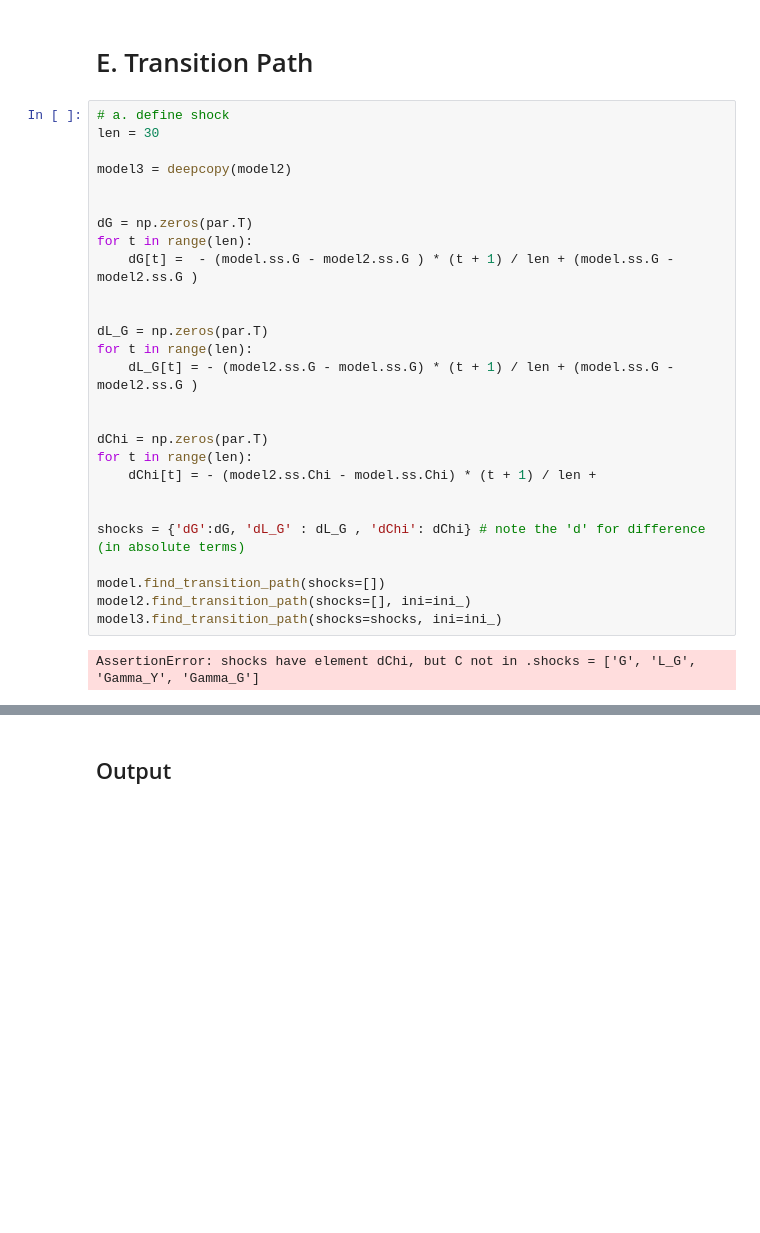
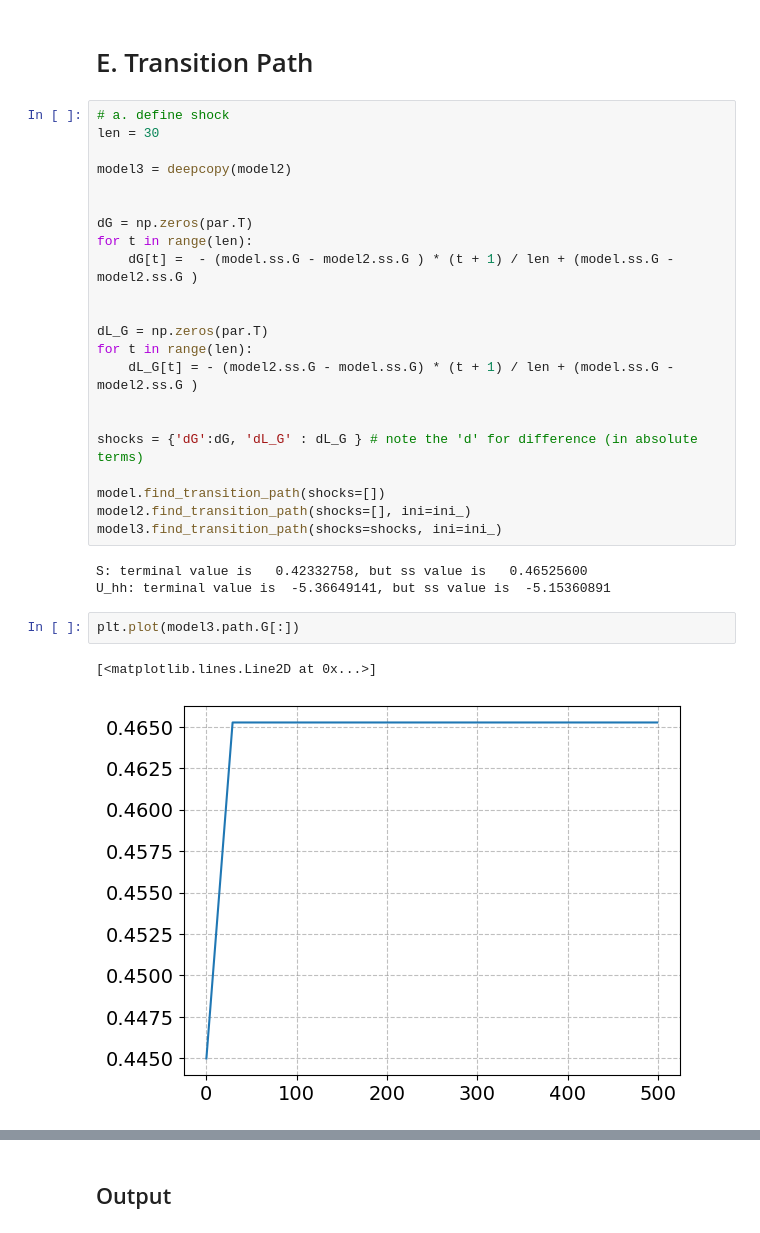
Before and after one commit to funlime/Assignment_2, a Jupyter notebook: Assignment_II/main.ipynb, the cells around one changed output, grey strips where cells are left out. Cells and saved outputs as stored; diff of their text form; blank space fills up the shorter version.

```diff
--- a/Assignment_II/main.ipynb
+++ b/Assignment_II/main.ipynb
@@ -350,16 +372,17 @@ for t in range(len):
     dL_G[t] = - (model2.ss.G - model.ss.G) * (t + 1) / len + (model.ss.G - model2.ss.G )
 
 
-dChi = np.zeros(par.T)
-for t in range(len):
-    dChi[t] = - (model2.ss.Chi - model.ss.Chi) * (t + 1) / len +
-
-
-shocks = {'dG':dG, 'dL_G' : dL_G , 'dChi': dChi} # note the 'd' for difference (in absolute terms)
+shocks = {'dG':dG, 'dL_G' : dL_G } # note the 'd' for difference (in absolute terms)
 
 model.find_transition_path(shocks=[])
 model2.find_transition_path(shocks=[], ini=ini_)
 model3.find_transition_path(shocks=shocks, ini=ini_)
 # %% [output]
-AssertionError: shocks have element dChi, but C not in .shocks = ['G', 'L_G', 'Gamma_Y', 'Gamma_G']
+S: terminal value is   0.42332758, but ss value is   0.46525600
+U_hh: terminal value is  -5.36649141, but ss value is  -5.15360891
+# %%
+plt.plot(model3.path.G[:])
+# %% [output]
+[<matplotlib.lines.Line2D at 0x...>]
+[figure, added]
 # %%
```
Also changed, not shown: parts of 20 cells of this notebook, 3 other files.
